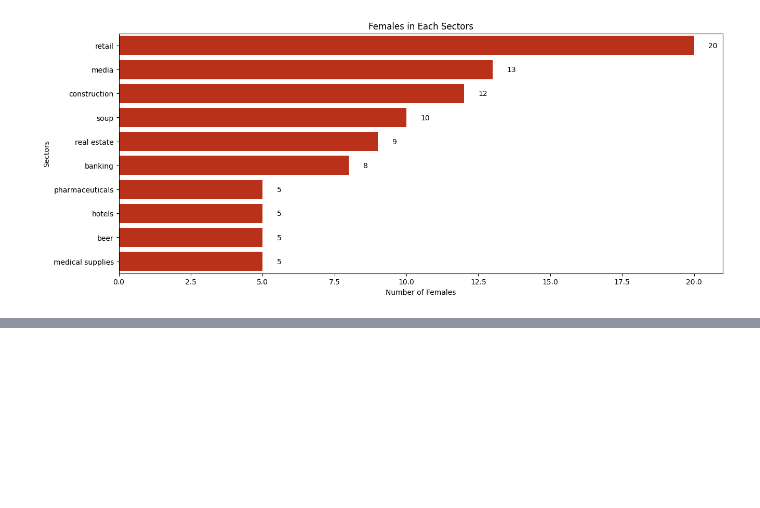
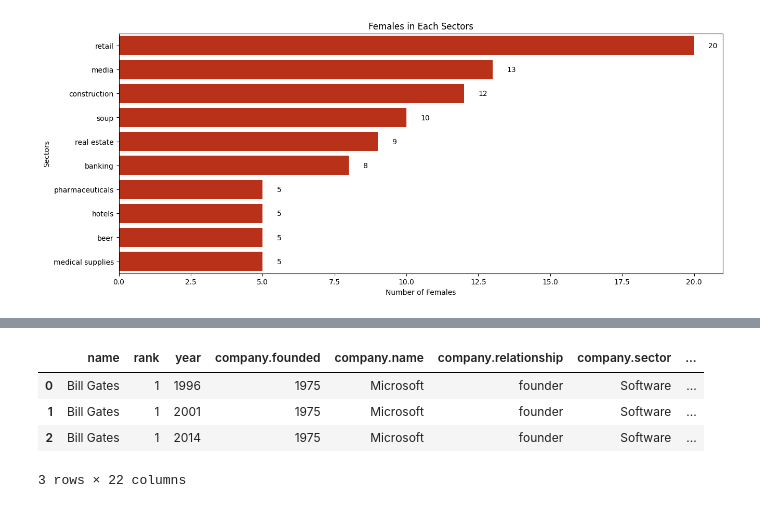
Before and after one commit to obinnaofomah/Forbes_Billionaires_Analysis, a Jupyter notebook: Billionaire Data Analysis.ipynb, the cells around one changed output, grey strips where cells are left out. Cells and saved outputs as stored; diff of their text form; code cells hidden in the pictures; blank space fills up the shorter version.

```diff
--- a/Billionaire Data Analysis.ipynb
+++ b/Billionaire Data Analysis.ipynb
@@ -481,0 +505,12 @@ for i, v in enumerate(female_group['Count']):
+# %%
+# Filter out dataframe without a negative or zero age demography, and reset the index label
+
+cleaned_age_data = data[data['demographics.age'] > 0].reset_index(drop=True)
+
+cleaned_age_data.head(3)
+# %% [output]
+|  | name | rank | year | company.founded | company.name | company.relationship | company.sector | ... |
+| 0 | Bill Gates | 1 | 1996 | 1975 | Microsoft | founder | Software | ... |
+| 1 | Bill Gates | 1 | 2001 | 1975 | Microsoft | founder | Software | ... |
+| 2 | Bill Gates | 1 | 2014 | 1975 | Microsoft | founder | Software | ... |
+3 rows × 22 columns
```
Also changed, not shown: parts of 6 cells of this notebook.
